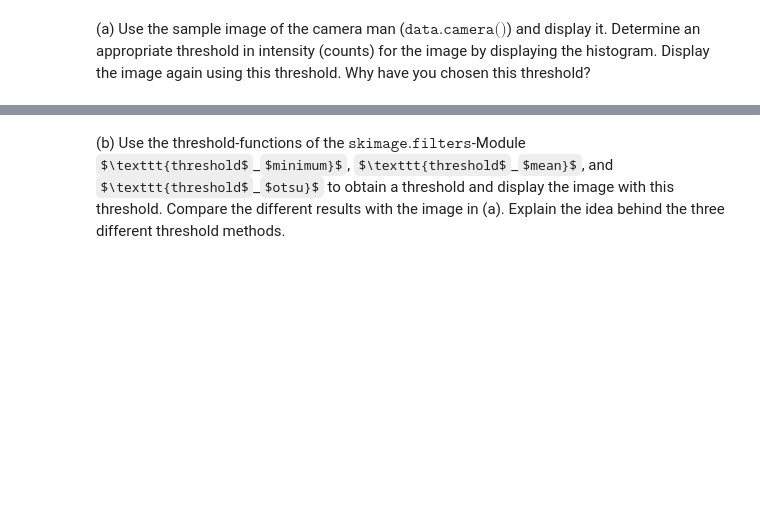
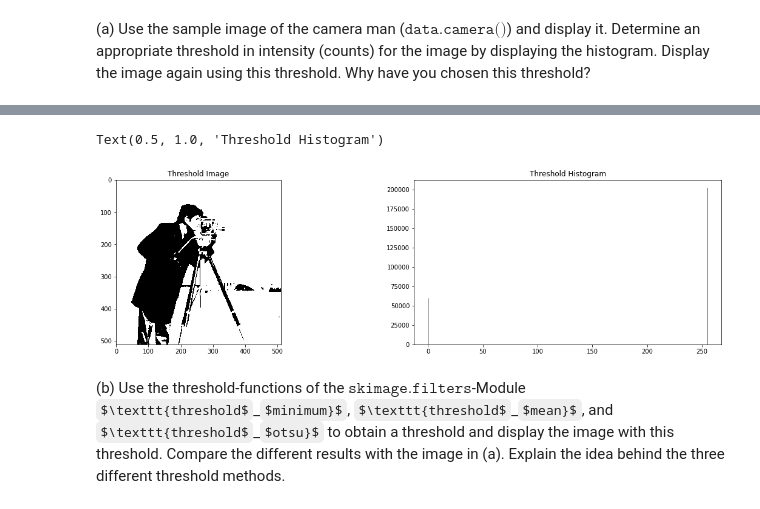
Before and after one commit to pooyansalehi/DIPastro2019, a Jupyter notebook: lab5/lab5.ipynb, the cells around one changed output, grey strips where cells are left out. Saved outputs shown, nothing was run; the diff lists cells and outputs as text; code cells hidden in the pictures; some formulas as TeX source; blank space fills up the shorter version.

```diff
--- a/lab5/lab5.ipynb
+++ b/lab5/lab5.ipynb
@@ -7,2 +30,16 @@
+# %%
+fig, axes = plt.subplots(1, 2, figsize=(20, 5))
+ax = axes.ravel()
+
+ax[0].imshow(imggr_threshold, cmap='gray')
+ax[0].set_title("Threshold Image")
+ax[1].hist(imggr_threshold.ravel(),
+           bins=500,
+           histtype='stepfilled',
+           color='black')
+ax[1].set_title("Threshold Histogram")
+# %% [output]
+Text(0.5, 1.0, 'Threshold Histogram')
+[figure, added]
 # %% [markdown]
 (b) Use the threshold-functions of the $\texttt{skimage.filters}$-Module $\texttt{threshold$\_$minimum}$, $\texttt{threshold$\_$mean}$, and $\texttt{threshold$\_$otsu}$ to obtain a threshold and display the image with this threshold. Compare the different results with the image in (a). Explain the idea behind the three different threshold methods.
```
Also changed, not shown: parts of 9 cells of this notebook.
